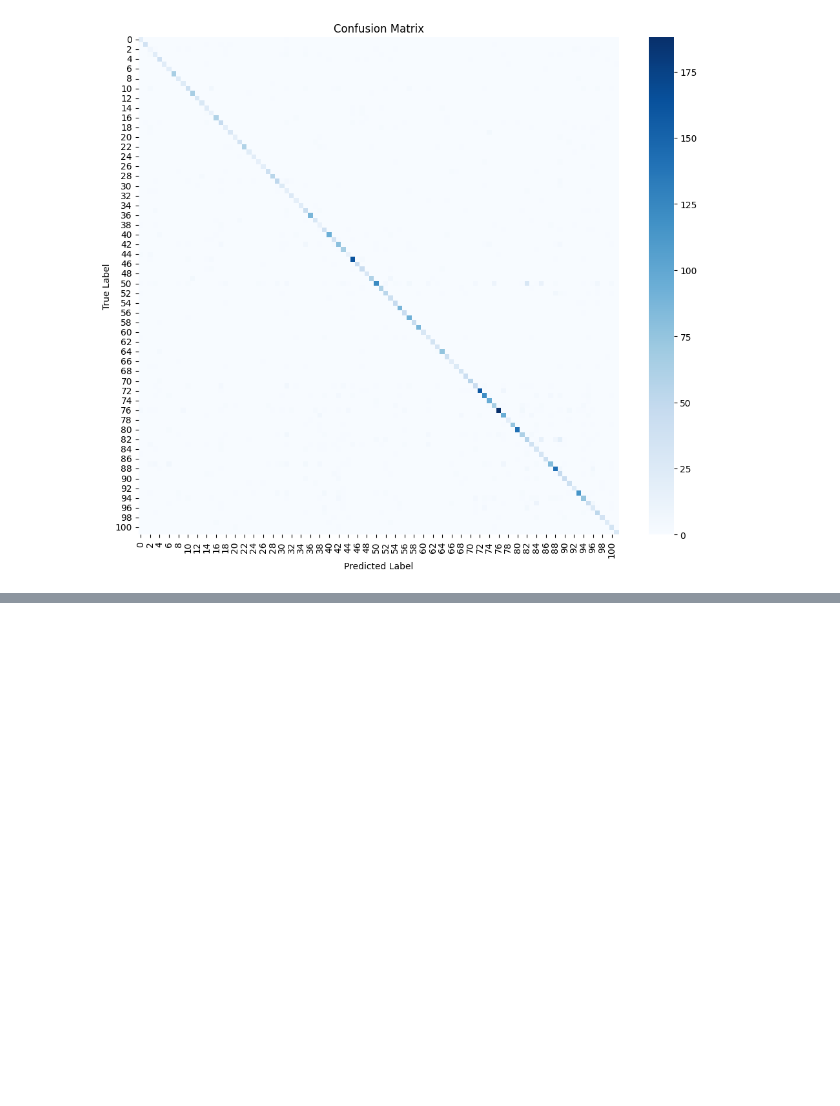
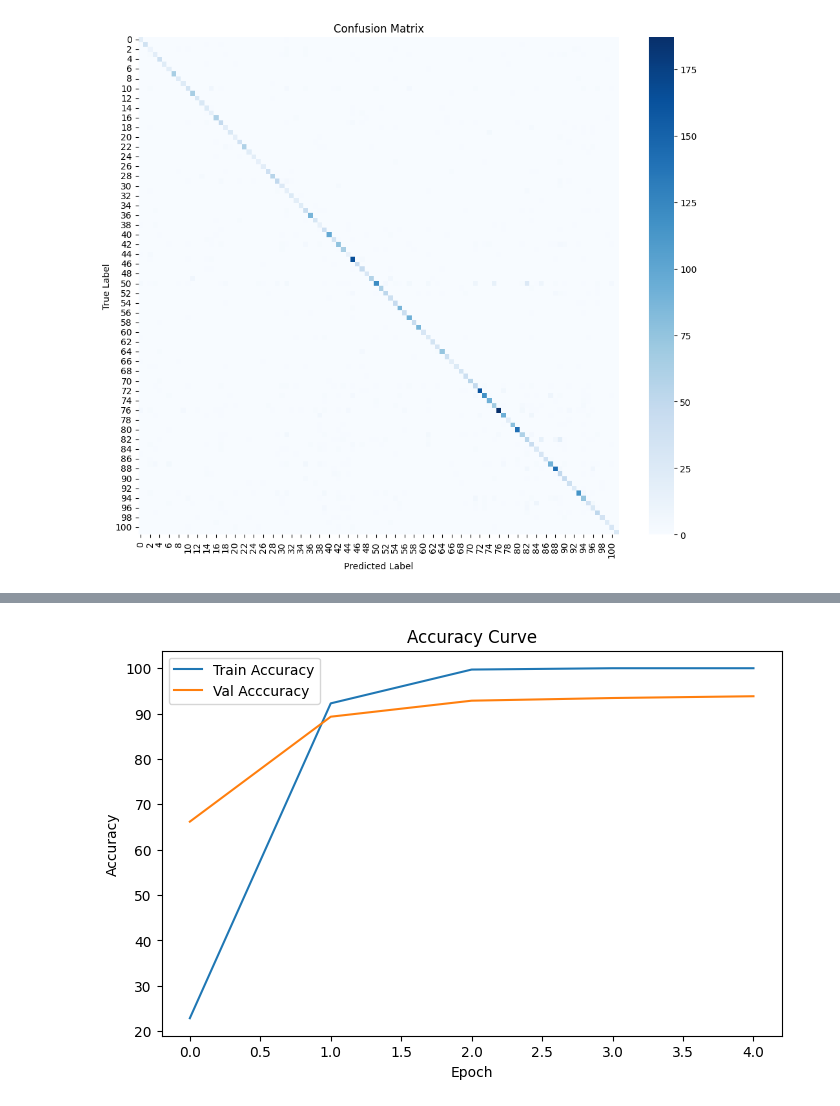
Before and after one commit to vikas-gp/DeepLearningModels, a Jupyter notebook: Transfer Learning/model_2.ipynb, the cells around one changed output, grey strips where cells are left out. Cells and saved outputs as stored; diff of their text form; code cells hidden in the pictures; blank space fills up the shorter version.

Commit message:
Fine tuned model

```diff
--- a/Transfer Learning/model_2.ipynb
+++ b/Transfer Learning/model_2.ipynb
@@ -313,0 +324,3 @@ plt.show()
+# %%
+num_features = model2.heads.head.in_features
+model2.heads.head = nn.Linear(num_features, 102)
@@ -313,0 +352,11 @@ plt.show()
+# %%
+model2 = model2.to(device)
+# %%
+criterion2 = nn.CrossEntropyLoss()
+# %%
+optimizer2 = torch.optim.Adam(
+    filter(lambda p: p.requires_grad, model2.parameters()),
+    lr = 0.0001
+)
+
+epochs2 = 5
@@ -313,0 +452,14 @@ plt.show()
+# %%
+plt.figure(figsize=(8,5))
+
+plt.plot(train_accuracies2, label="Train Accuracy")
+plt.plot(val_accuracies2, label="Val Acccuracy")
+
+plt.xlabel("Epoch")
+plt.ylabel("Accuracy")
+plt.title("Accuracy Curve")
+
+plt.legend()
+plt.show()
+# %% [output]
+[figure, added]
```
Also changed, not shown: parts of 16 cells of this notebook.
